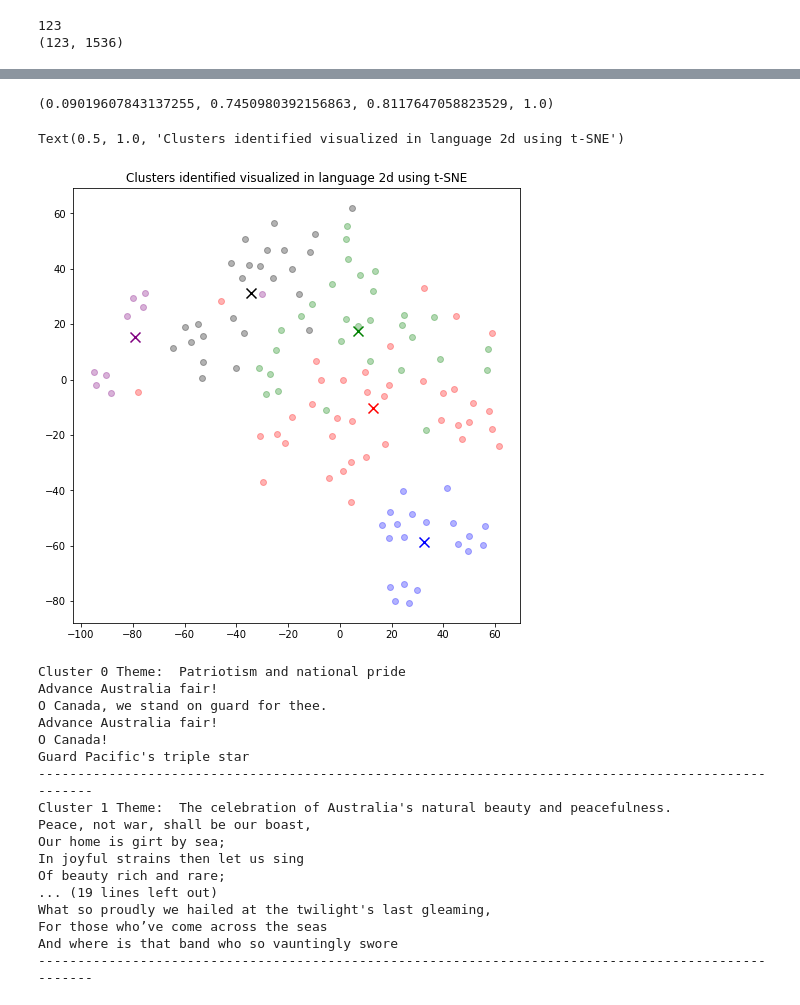
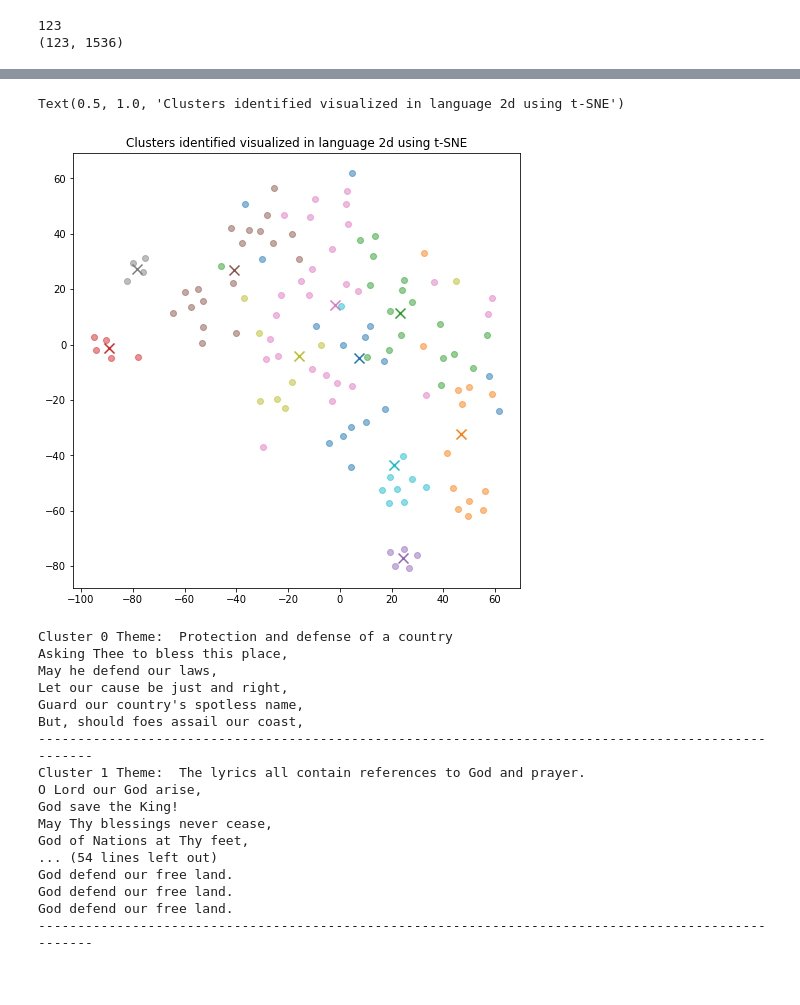
Before and after one commit to kebuhcah/openai-notebooks, a Jupyter notebook: anthem-embeddings.ipynb, the cells around one changed output, grey strips where cells are left out. Drawn from its saved outputs; the diff is of its cells as text; code cells hidden in the pictures.

Commit message:
Testing different numbers of clusters

```diff
--- a/anthem-embeddings.ipynb
+++ b/anthem-embeddings.ipynb
@@ -109,7 +109,7 @@ print(anglo_embeddings.shape)
 123
 (123, 1536)
 # %%
-n_clusters = 5
+n_clusters = 10
 
 kmeans = KMeans(n_clusters=n_clusters, init="k-means++", random_state=42)
 kmeans.fit(anglo_embeddings)
@@ -154,30 +143,27 @@ anglo[anglo['cluster'] == 4]
-# %%
-
-mpl.cm.get_cmap('tab10', 10)(10)
-# %% [output]
-(0.09019607843137255, 0.7450980392156863, 0.8117647058823529, 1.0)
 # %%
 tsne = TSNE(n_components=2, perplexity=15, random_state=42, init="random", learning_rate=200)
 vis_dims2 = tsne.fit_transform(anglo_embeddings)
 
 x = [x for x, y in vis_dims2]
 y = [y for x, y in vis_dims2]
 
 fig, ax = plt.subplots(figsize=(8,8))
 
-for category, color in enumerate(["purple", "green", "red", "blue", "black"]):
+
+# ["purple", "green", "red", "blue", "black"]
+for category, color in enumerate(mpl.cm.get_cmap('tab10')([n/10 for n in range(n_clusters)])):
     xs = np.array(x)[anglo.cluster == category]
     ys = np.array(y)[anglo.cluster == category]
-    ax.scatter(xs, ys, color=color, alpha=0.3)
+    ax.scatter(xs, ys, color=color, alpha=0.5)
 
     avg_x = xs.mean()
     avg_y = ys.mean()
 
     ax.scatter(avg_x, avg_y, marker="x", color=color, s=100)
 ax.set_title("Clusters identified visualized in language 2d using t-SNE")
 # %% [output]
 Text(0.5, 1.0, 'Clusters identified visualized in language 2d using t-SNE')
-[figure, old version]
+[figure, new version]
 # %%
 rev_per_cluster = 5
 
@@ -187,7 +173,7 @@ for i in range(n_clusters):
     lyrics = "\n".join(
         anglo[anglo.cluster == i]
         .lyric
-        .sample(rev_per_cluster, random_state=42)
+        .sample(rev_per_cluster, random_state=42, replace=True)
         .values
     )
     response = openai.Completion.create(
@@ -201,26 +187,26 @@ for i in range(n_clusters):
     )
     print(response["choices"][0]["text"].replace("\n", ""))
 
-    sample_cluster_rows = anglo[anglo.cluster == i].sample(rev_per_cluster, random_state=42)
+    sample_cluster_rows = anglo[anglo.cluster == i].sample(rev_per_cluster, random_state=42, replace=True)
     for j in range(rev_per_cluster):
         print(sample_cluster_rows.lyric.values[j])
 
     print("-" * 100)
 # %% [output]
-Cluster 0 Theme:  Patriotism and national pride
-Advance Australia fair!
-O Canada, we stand on guard for thee.
-Advance Australia fair!
-O Canada!
-Guard Pacific's triple star
+Cluster 0 Theme:  Protection and defense of a country
+Asking Thee to bless this place,
+May he defend our laws,
+Let our cause be just and right,
+Guard our country's spotless name,
+But, should foes assail our coast,
 ----------------------------------------------------------------------------------------------------
-Cluster 1 Theme:  The celebration of Australia's natural beauty and peacefulness.
-Peace, not war, shall be our boast,
-Our home is girt by sea;
-In joyful strains then let us sing
-Of beauty rich and rare;
-... (19 lines left out)
-What so proudly we hailed at the twilight's last gleaming,
-For those who’ve come across the seas
-And where is that band who so vauntingly swore
+Cluster 1 Theme:  The lyrics all contain references to God and prayer.
+O Lord our God arise,
+God save the King!
+May Thy blessings never cease,
+God of Nations at Thy feet,
+... (54 lines left out)
+God defend our free land.
+God defend our free land.
+God defend our free land.
 ----------------------------------------------------------------------------------------------------
```
Also changed, not shown: parts of 2 cells of this notebook.
